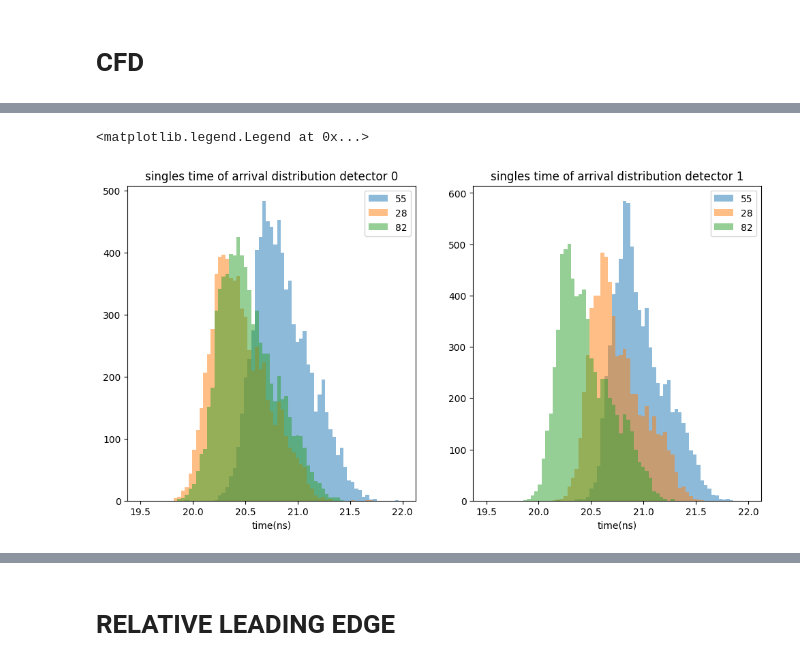
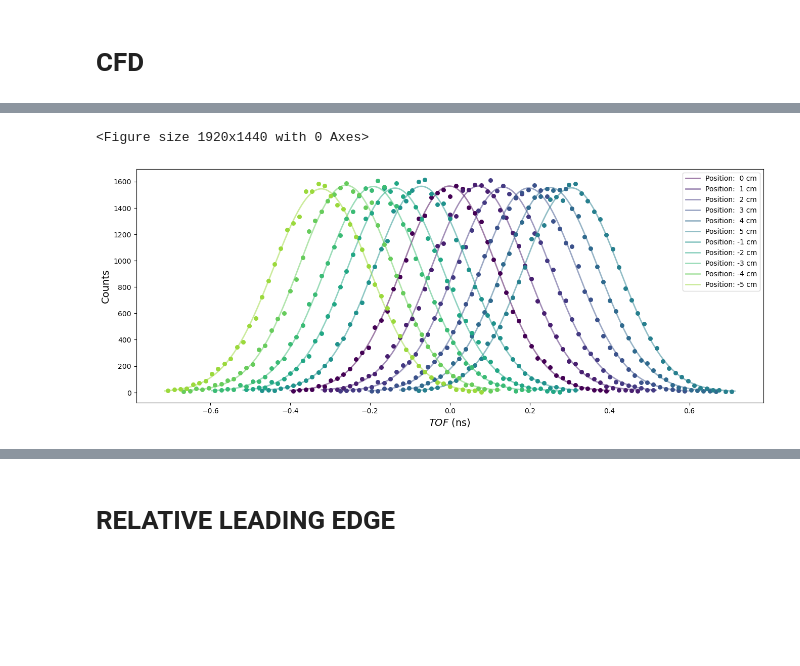
Before and after one commit to wjosefw/MLTiming, a Jupyter notebook: Traditional_methods.ipynb, the cells around one changed output, grey strips where cells are left out. Drawn from its saved outputs; the diff is of its cells as text; code cells hidden in the pictures; blank space fills up the shorter version.

```diff
--- a/Traditional_methods.ipynb
+++ b/Traditional_methods.ipynb
@@ -256,20 +186,41 @@ Std centroid 20:  8.800954660039222
-# %%
-plt.figure(figsize=(12,6))
-plt.subplot(121)
-plt.hist(timestamps_CFD_dec0_DATA_00, bins = nbins, range = [19.5, 22], alpha = 0.5, label = '55');
-plt.hist(timestamps_CFD_dec0_DATA_02, bins = nbins, range = [19.5, 22], alpha = 0.5, label = '28');
-plt.hist(timestamps_CFD_dec0_DATA_20, bins = nbins, range = [19.5, 22], alpha = 0.5, label = '82');
-plt.title('singles time of arrival distribution detector 0')
-plt.xlabel('time(ns)')
-plt.legend()
-
-plt.subplot(122)
-plt.hist(timestamps_CFD_dec1_DATA_00, bins = nbins,  range = [19.5, 22], alpha = 0.5, label = '55');
-plt.hist(timestamps_CFD_dec1_DATA_02, bins = nbins,  range = [19.5, 22], alpha = 0.5, label = '28');
-plt.hist(timestamps_CFD_dec1_DATA_20, bins = nbins,  range = [19.5, 22], alpha = 0.5, label = '82');
-plt.title('singles time of arrival distribution detector 1')
-plt.xlabel('time(ns)')
-plt.legend()
-# %% [output]
-<matplotlib.legend.Legend at 0x...>
-[figure, removed]
+# %%
+import matplotlib.cm as cm
+import matplotlib.colors as mcolors
+# Generate a list of gradient colors from a modified colormap
+num_colors = 11  # Adjust the number of gradient steps
+
+# Get the original magma colormap
+original_colormap = cm.get_cmap('viridis')
+
+# Define a range to clip out yellow (top ~10% of the colormap)
+clipped_colormap = mcolors.LinearSegmentedColormap.from_list(
+    "magma_no_yellow",
+    original_colormap(np.linspace(0, 0.85, 256))  # Exclude the top 15% (bright yellow)
+)
+
+# Generate colors from the modified colormap
+colors = [clipped_colormap(i / (num_colors - 1)) for i in range(num_colors)]
+# %%
+centroid_V00 = calculate_gaussian_center(TOF_CFD_0[None,:], nbins = nbins, limit = 3)
+
+plt.figure(dpi = 300)
+plt.figure(figsize = (16,6))
+# Histogram and gaussian fit (Not all positions plotted)
+nbins = 51
+plot_gaussian(TOF_CFD_0, centroid_V00, range = 0.4, label = 'Position:  0 cm', nbins = nbins, color = colors[0])
+plot_gaussian(TOF_CFD_1, centroid_V00, range = 0.4, label = 'Position:  1 cm', nbins = nbins, color = colors[1])
+plot_gaussian(TOF_CFD_2, centroid_V00, range = 0.4, label = 'Position:  2 cm', nbins = nbins, color = colors[2])
+plot_gaussian(TOF_CFD_3, centroid_V00, range = 0.4, label = 'Position:  3 cm', nbins = nbins, color = colors[3])
+plot_gaussian(TOF_CFD_4, centroid_V00, range = 0.4, label = 'Position:  4 cm', nbins = nbins, color = colors[4])
+plot_gaussian(TOF_CFD_5, centroid_V00, range = 0.4, label = 'Position:  5 cm', nbins = nbins, color = colors[5])
+plot_gaussian(TOF_CFD_min_1, centroid_V00, range = 0.4, label = 'Position: -1 cm', nbins = nbins, color = colors[6])
+plot_gaussian(TOF_CFD_min_2, centroid_V00, range = 0.4, label = 'Position: -2 cm', nbins = nbins, color = colors[7])
+plot_gaussian(TOF_CFD_min_3, centroid_V00, range = 0.4, label = 'Position: -3 cm', nbins = nbins, color = colors[8])
+plot_gaussian(TOF_CFD_min_4, centroid_V00, range = 0.4, label = 'Position: -4 cm', nbins = nbins, color = colors[9])
+plot_gaussian(TOF_CFD_min_5, centroid_V00, range = 0.4, label = 'Position: -5 cm', nbins = nbins, color = colors[10])
+plt.xlabel('$TOF$ (ns)', fontsize = 14)
+plt.ylabel('Counts', fontsize = 14)
+plt.savefig('figures/histograms.png')
+# %% [output]
+<Figure size 1920x1440 with 0 Axes>
+[figure, added]
```
Also changed, not shown: parts of 28 cells of this notebook.
